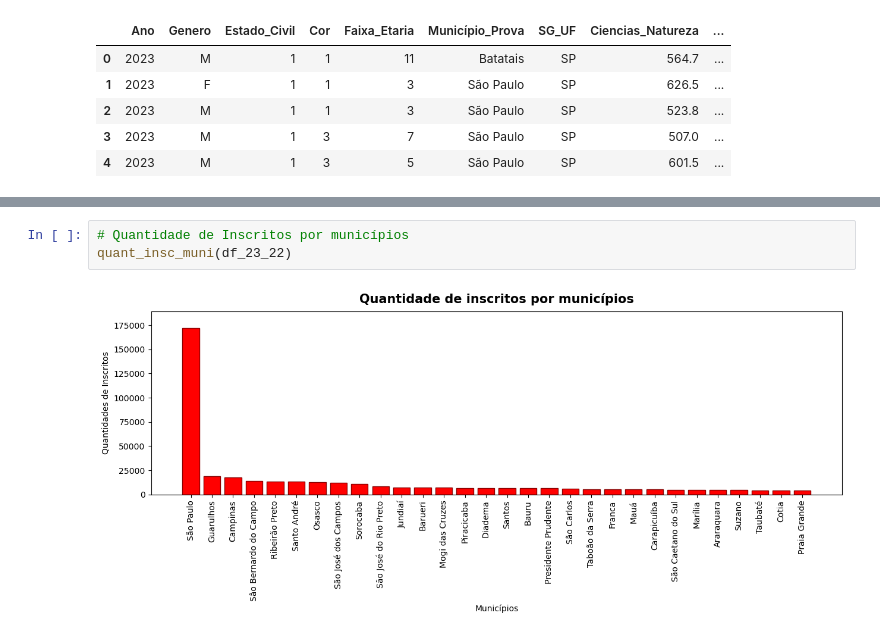
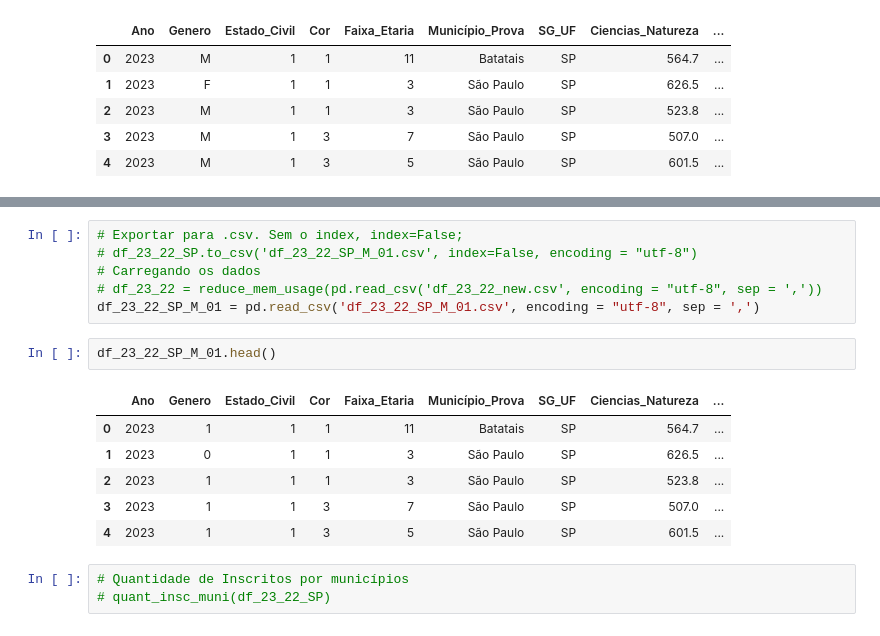
Before and after one commit to ManoelFelipe/Enem, a Jupyter notebook: ENEM_Data-Cleaning.ipynb, the cells around one changed output, grey strips where cells are left out. Saved outputs shown, nothing was run; the diff lists cells and outputs as text.

```diff
--- a/ENEM_Data-Cleaning.ipynb
+++ b/ENEM_Data-Cleaning.ipynb
@@ -438,5 +497,18 @@ df_23_22_SP = pd.read_csv('df_23_22_01.csv', encoding = "utf-8", sep = ',')
+# %%
+# Exportar para .csv. Sem o index, index=False;
+# df_23_22_SP.to_csv('df_23_22_SP_M_01.csv', index=False, encoding = "utf-8")
+# Carregando os dados
+# df_23_22 = reduce_mem_usage(pd.read_csv('df_23_22_new.csv', encoding = "utf-8", sep = ','))
+df_23_22_SP_M_01 = pd.read_csv('df_23_22_SP_M_01.csv', encoding = "utf-8", sep = ',')
+# %%
+df_23_22_SP_M_01.head()
+# %% [output]
+|  | Ano | Genero | Estado_Civil | Cor | Faixa_Etaria | Município_Prova | SG_UF | Ciencias_Natureza | ... |
+| 0 | 2023 | 1 | 1 | 1 | 11 | Batatais | SP | 564.7 | ... |
+| 1 | 2023 | 0 | 1 | 1 | 3 | São Paulo | SP | 626.5 | ... |
+| 2 | 2023 | 1 | 1 | 1 | 3 | São Paulo | SP | 523.8 | ... |
+| 3 | 2023 | 1 | 1 | 3 | 7 | São Paulo | SP | 507.0 | ... |
+| 4 | 2023 | 1 | 1 | 3 | 5 | São Paulo | SP | 601.5 | ... |
 # %%
 # Quantidade de Inscritos por municípios
-quant_insc_muni(df_23_22)
+# quant_insc_muni(df_23_22_SP)
-# %% [output]
-[figure, removed]
```
Also changed, not shown: parts of 9 cells of this notebook, 1 other file.
